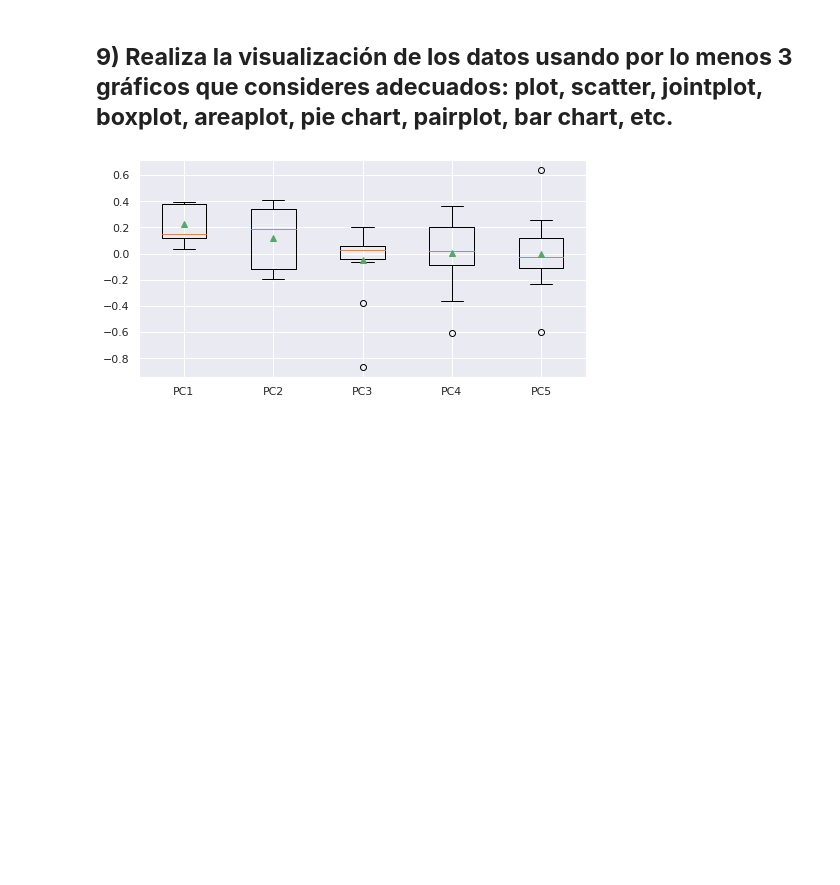
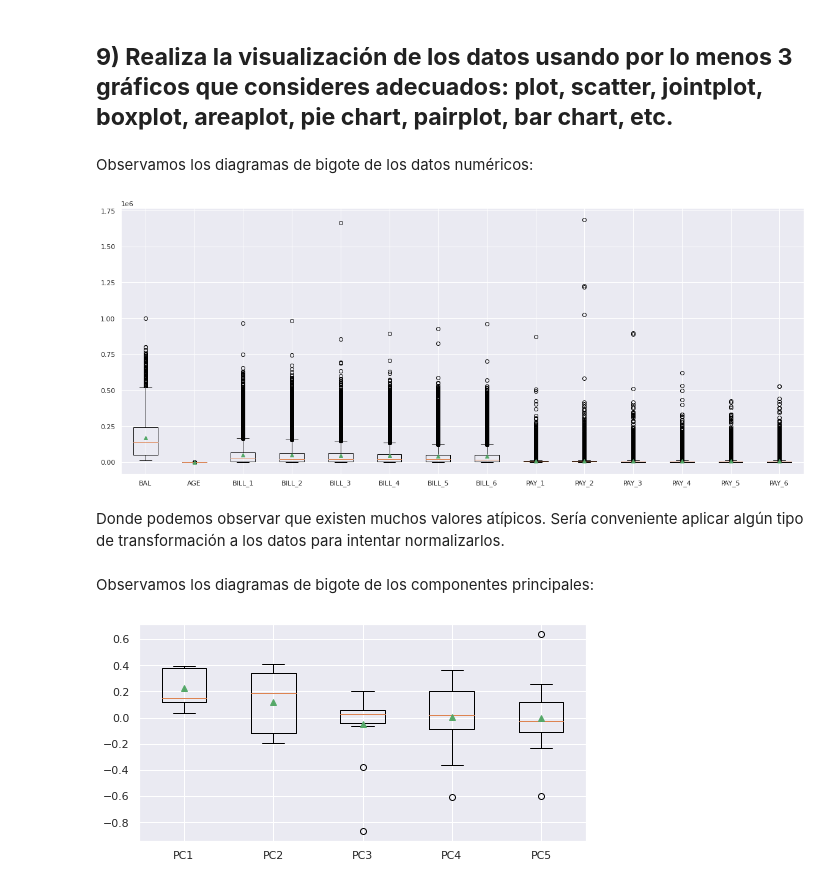
Before and after one commit to PosgradoMNA/actividades-de-aprendizaje-gerardoaaron_castanedajaramillo, a Jupyter notebook: Actividad Semanal -- 6.ipynb, the cells around one changed output. Saved outputs shown, nothing was run; the diff lists cells and outputs as text; code cells hidden in the pictures; blank space fills up the shorter version.

```diff
--- a/Actividad Semanal -- 6.ipynb
+++ b/Actividad Semanal -- 6.ipynb
@@ -439,5 +467,24 @@ Y donde podemos ver las 3 variables con mayor magnitud de cada componente princi
 # %% [markdown]
 ## **9) Realiza la visualización de los datos usando por lo menos 3 gráficos que consideres adecuados: plot, scatter, jointplot, boxplot, areaplot, pie chart, pairplot, bar chart, etc.**
+# %% [markdown]
+Observamos los diagramas de bigote de los datos numéricos:
+# %%
+sns.set(rc={'figure.figsize':(20,8)})
+
+bppc = list()
+for col in df_norm[num_nom].columns:
+  rr = df_norm[col]
+  bppc.append(rr)
+
+plt.boxplot(bppc, labels=df_norm[num_nom].columns, showmeans=True)
+
+plt.show()
+# %% [output]
+[figure, added]
+# %% [markdown]
+Donde podemos observar que existen muchos valores atípicos. Sería conveniente aplicar algún tipo de transformación a los datos para intentar normalizarlos.
+# %% [markdown]
+Observamos los diagramas de bigote de los componentes principales:
 # %%
 sns.set(rc={'figure.figsize':(8,4)})
 
```
Also changed, not shown: parts of 15 cells of this notebook.
